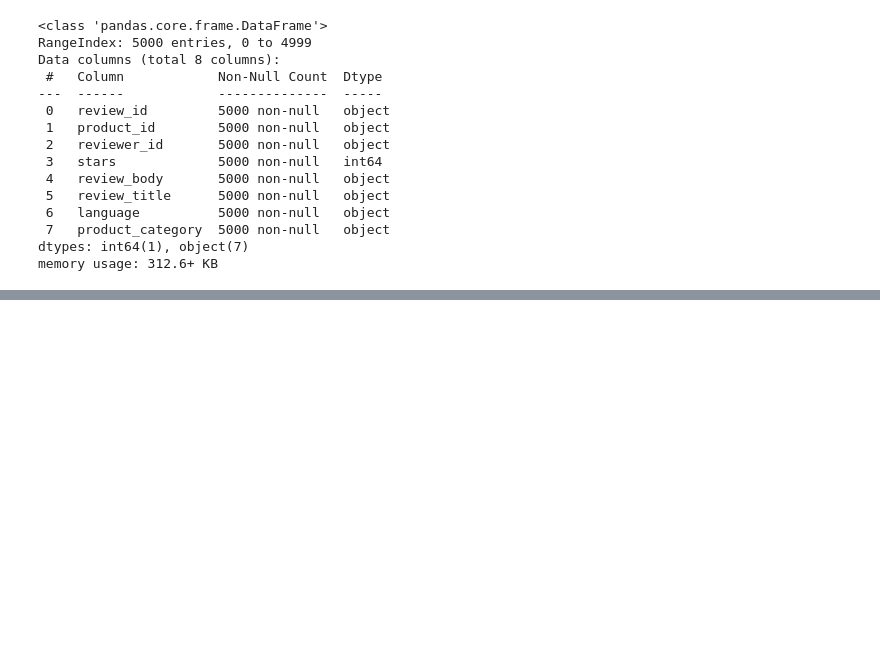
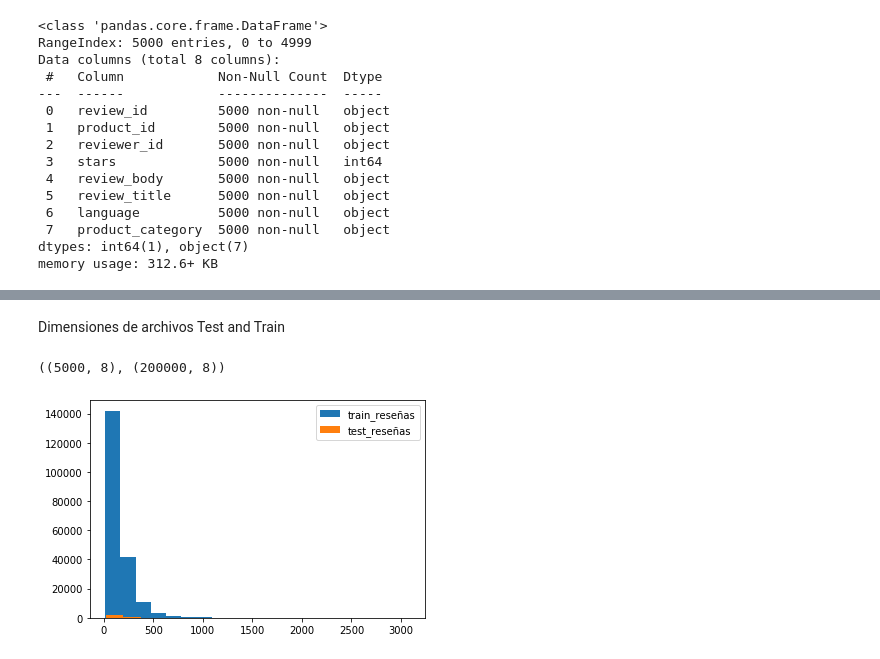
Before and after one commit to romiluna2017/Proyecto3_NLP, a Jupyter notebook: DS_Proyecto_03_NLP.ipynb, the cells around one changed output, grey strips where cells are left out. Cells and saved outputs as stored; diff of their text form; code cells hidden in the pictures; blank space fills up the shorter version.

```diff
--- a/DS_Proyecto_03_NLP.ipynb
+++ b/DS_Proyecto_03_NLP.ipynb
@@ -63,0 +63,4 @@ dataset.head()
+# %%
+dataset = pd.read_json('datos\dataset_es_dev.json', lines=True)
+dataset2 = pd.read_json('datos\dataset_es_test.json', lines=True)
+dataset3 = pd.read_json('datos\dataset_es_train.json', lines=True)
@@ -133,0 +156,16 @@ memory usage: 312.6+ KB
+# %% [markdown]
+Dimensiones de archivos Test and Train
+# %%
+dataset2.shape, dataset3.shape
+# %% [output]
+((5000, 8), (200000, 8))
+# %%
+length_train = dataset3['review_body'].str.len()
+length_test = dataset2['review_body'].str.len()
+
+plt.hist(length_train, bins=20, label="train_reseñas")
+plt.hist(length_test, bins=20, label="test_reseñas")
+plt.legend()
+plt.show()
+# %% [output]
+[figure, added]
```
Also changed, not shown: parts of 55 cells of this notebook.
